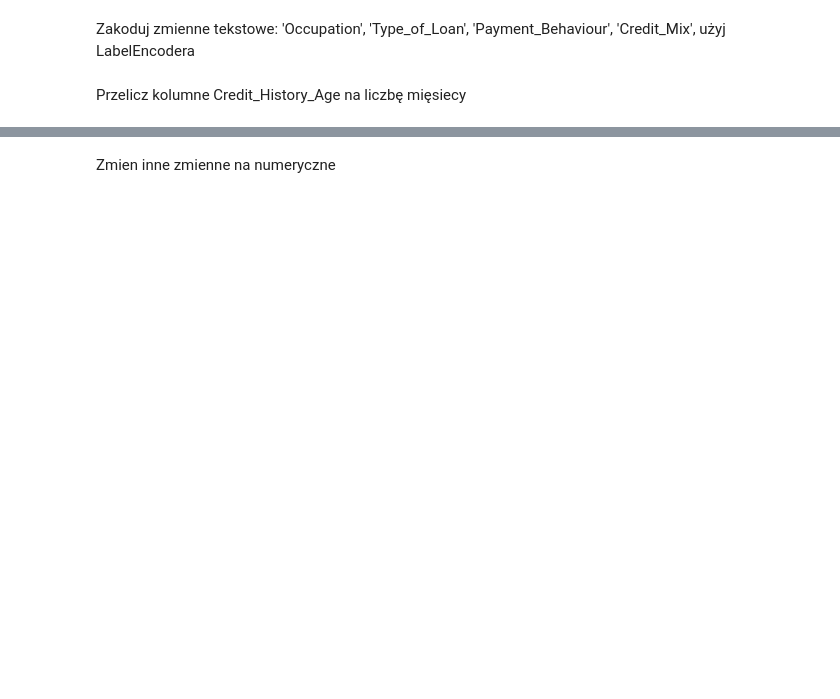
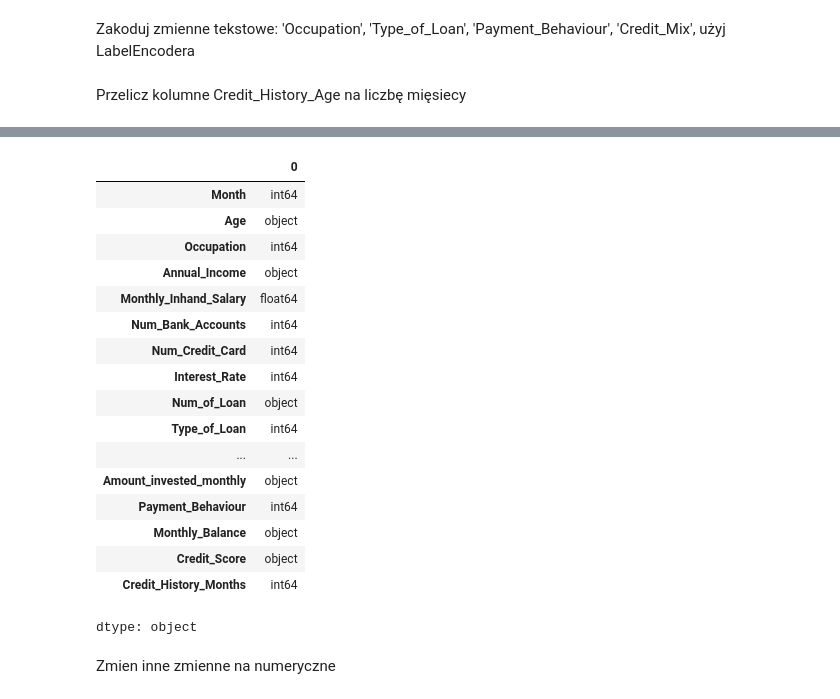
Before and after one commit to jre29/lecture1, a Jupyter notebook: PreProcessing.ipynb, the cells around one changed output, grey strips where cells are left out. Drawn from its saved outputs; the diff is of its cells as text; code cells hidden in the pictures; blank space fills up the shorter version.

```diff
--- a/PreProcessing.ipynb
+++ b/PreProcessing.ipynb
@@ -53,4 +164,27 @@ month_mapping = {
 # %% [markdown]
 Zakoduj zmienne tekstowe: 'Occupation', 'Type_of_Loan', 'Payment_Behaviour', 'Credit_Mix', użyj LabelEncodera
+# %%
+to_encode = ['Occupation', 'Type_of_Loan', 'Payment_Behaviour', 'Credit_Mix']
+
+for col in to_encode:
+    le = LabelEncoder()
+    df[col] = le.fit_transform(df[col])
 # %% [markdown]
 Przelicz kolumne Credit_History_Age na liczbę mięsiecy
+# %%
+def convert_to_months(age_str):
+    if pd.isnull(age_str):
+        return np.nan
+
+    years, months = 0, 0
+
+    parts = age_str.split('and')
+    for part in parts:
+        if 'Years' in part:
+            years = int(part.strip().split()[0])
+        elif 'Months' in part:
+            months = int(part.strip().split()[0])
+
+    return years * 12 + months
+
+df['Credit_History_Age'] = df['Credit_History_Age'].apply(convert_to_months)
@@ -75,2 +231,23 @@ print(df.head())
+# %%
+df.dtypes
+# %% [output]
+|  | 0 |
+| Month | int64 |
+| Age | object |
+| Occupation | int64 |
+| Annual_Income | object |
+| Monthly_Inhand_Salary | float64 |
+| Num_Bank_Accounts | int64 |
+| Num_Credit_Card | int64 |
+| Interest_Rate | int64 |
+| Num_of_Loan | object |
+| Type_of_Loan | int64 |
+| ... | ... |
+| Amount_invested_monthly | object |
+| Payment_Behaviour | int64 |
+| Monthly_Balance | object |
+| Credit_Score | object |
+| Credit_History_Months | int64 |
+dtype: object
 # %% [markdown]
 Zmien inne zmienne na numeryczne
```
Also changed, not shown: parts of 16 cells of this notebook.
